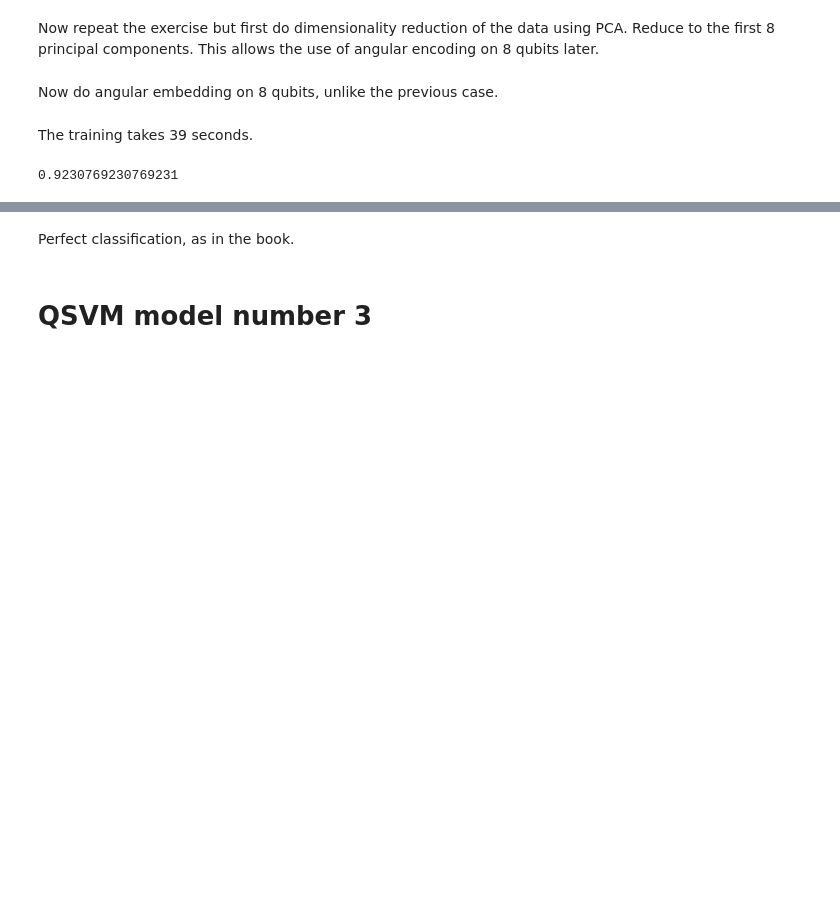
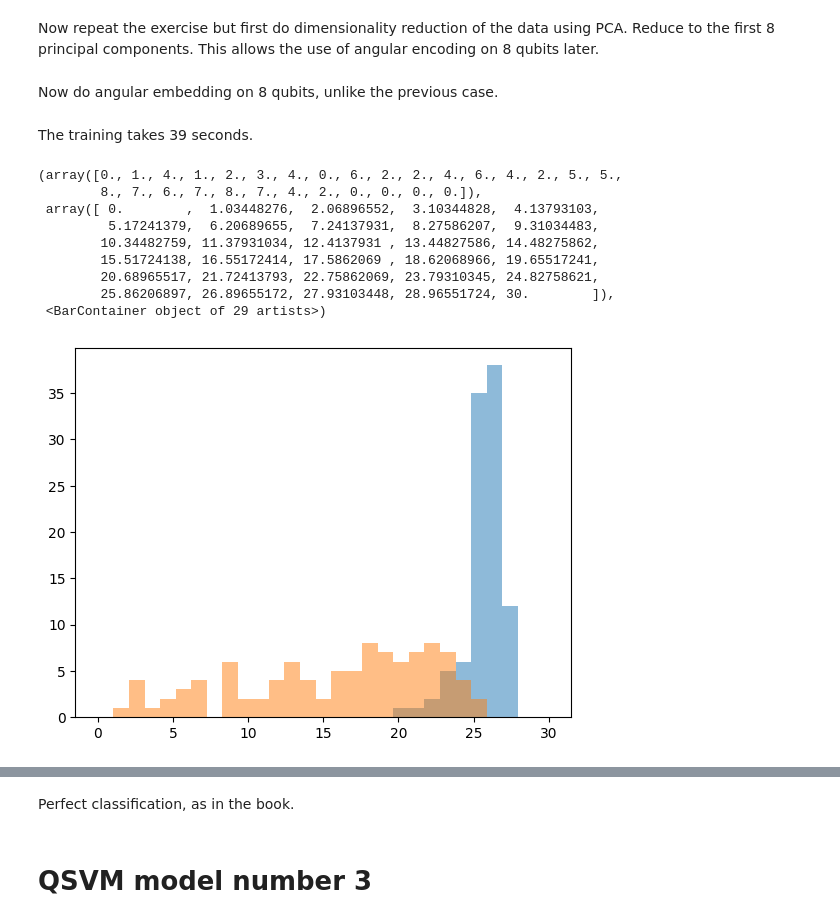
Before and after one commit to alexr314/quantum-anomaly-detection, a Jupyter notebook: exploratory_notebooks/quantum_novelty_detection_playground.ipynb, the cells around one changed output, grey strips where cells are left out. Saved outputs shown, nothing was run; the diff lists cells and outputs as text; code cells hidden in the pictures; blank space fills up the shorter version.

```diff
--- a/exploratory_notebooks/quantum_novelty_detection_playground.ipynb
+++ b/exploratory_notebooks/quantum_novelty_detection_playground.ipynb
@@ -248,8 +264,27 @@ def kernel_circ(a, b):
 # %% [markdown]
 The training takes 39 seconds.
 # %%
-svm = SVC(kernel = qkernel).fit(x_tr, y_tr)
+# Keep your custom kernel definition the same
+def qkernel(A, B):
+    return np.array([[kernel_circ(a, b)[0] for b in B] for a in A])
 
-print(accuracy_score(svm.predict(x_test), y_test))
+# Train the one-class SVM
+svm = OneClassSVM(kernel=qkernel).fit(x_train_scaled[:64])
-# %% [output]
-0.9230769230769231
+# %%
+test_preds = svm.score_samples(x_test_scaled[:100])
+anom_preds = svm.score_samples(x_anom_scaled[:100])
+
+bins = np.linspace(0, 30, 30)
+plt.hist(test_preds, bins=bins, alpha=0.5, label='test')
+plt.hist(anom_preds, bins=bins, alpha=0.5, label='anom')
+# %% [output]
+(array([0., 1., 4., 1., 2., 3., 4., 0., 6., 2., 2., 4., 6., 4., 2., 5., 5.,
+        8., 7., 6., 7., 8., 7., 4., 2., 0., 0., 0., 0.]),
+ array([ 0.        ,  1.03448276,  2.06896552,  3.10344828,  4.13793103,
+         5.17241379,  6.20689655,  7.24137931,  8.27586207,  9.31034483,
+        10.34482759, 11.37931034, 12.4137931 , 13.44827586, 14.48275862,
+        15.51724138, 16.55172414, 17.5862069 , 18.62068966, 19.65517241,
+        20.68965517, 21.72413793, 22.75862069, 23.79310345, 24.82758621,
+        25.86206897, 26.89655172, 27.93103448, 28.96551724, 30.        ]),
+ <BarContainer object of 29 artists>)
+[figure, added]
```
Also changed, not shown: parts of 12 cells of this notebook, 1 other file.
